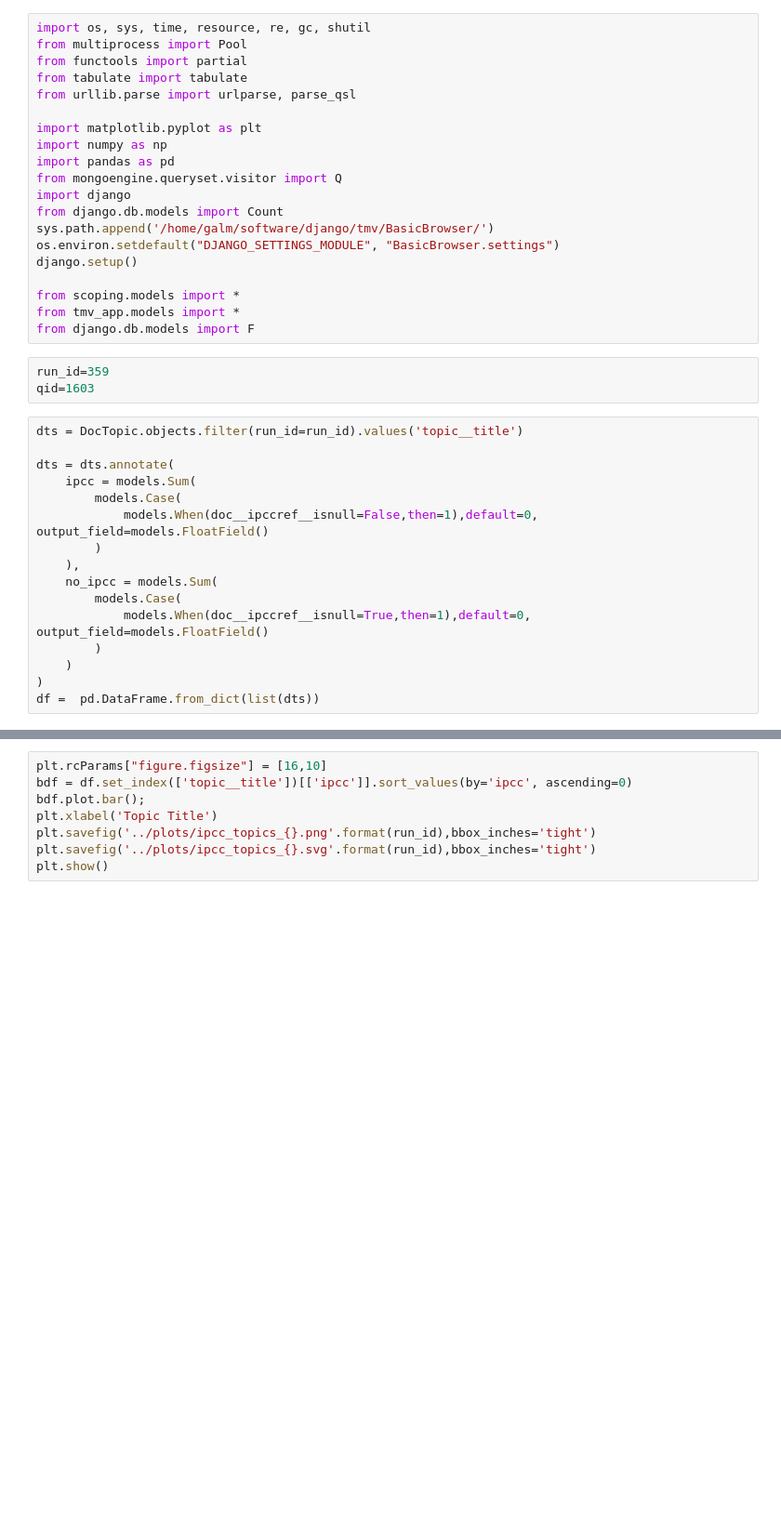
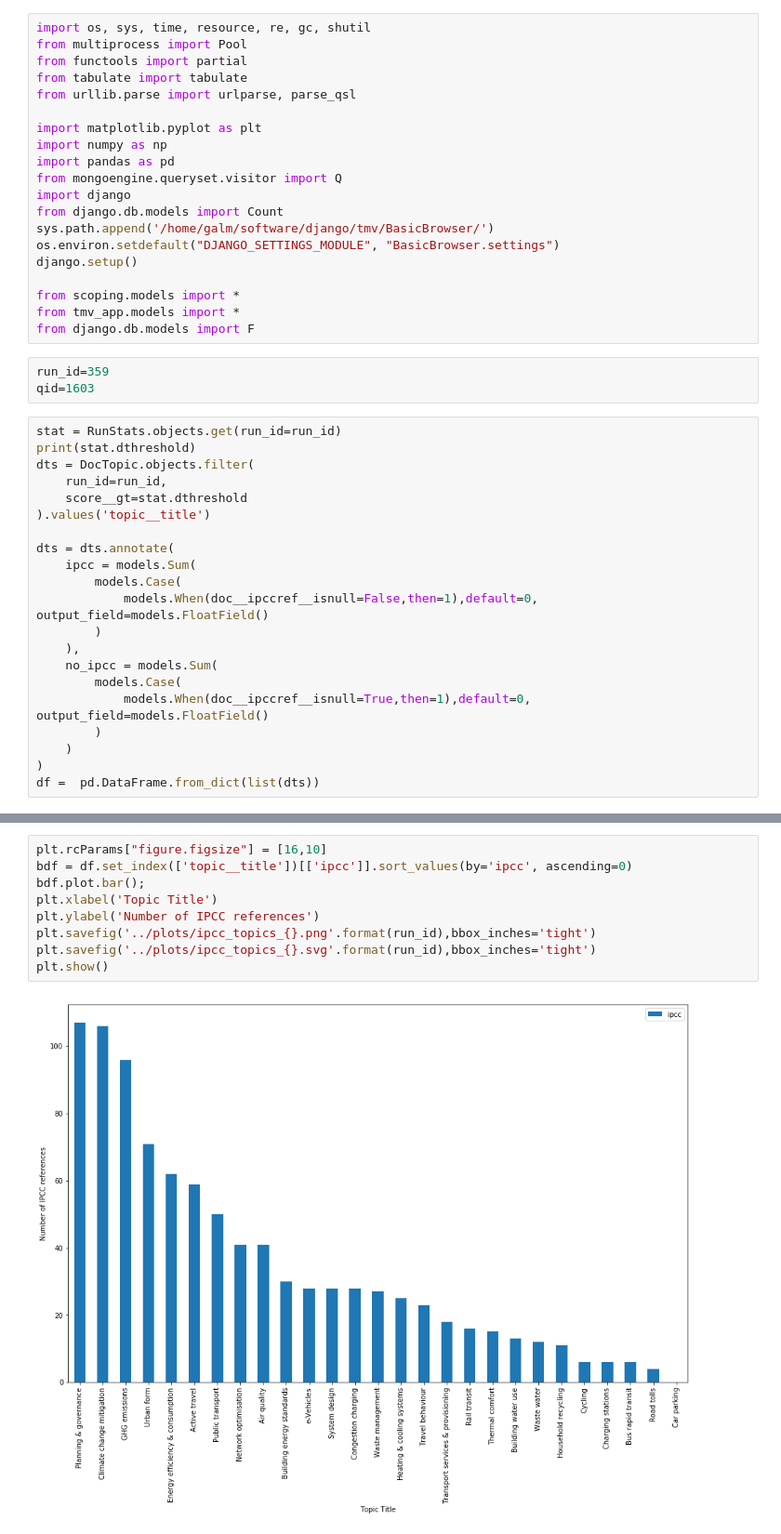
Before and after one commit to mcc-apsis/cities-1-5, a Jupyter notebook: code/IPCC_topics.ipynb, the cells around one changed output, grey strips where cells are left out. Shown at 93% size. Saved outputs shown, nothing was run; the diff lists cells and outputs as text; blank space fills up the shorter version.

Commit message:
new plots

```diff
--- a/code/IPCC_topics.ipynb
+++ b/code/IPCC_topics.ipynb
@@ -22,7 +22,12 @@ from django.db.models import F
 run_id=359
 qid=1603
 # %%
-dts = DocTopic.objects.filter(run_id=run_id).values('topic__title')
+stat = RunStats.objects.get(run_id=run_id)
+print(stat.dthreshold)
+dts = DocTopic.objects.filter(
+    run_id=run_id,
+    score__gt=stat.dthreshold
+).values('topic__title')
 
 dts = dts.annotate(
     ipcc = models.Sum(
@@ -56,11 +69,14 @@ plt.show()
 # %%
 plt.rcParams["figure.figsize"] = [16,10]
 bdf = df.set_index(['topic__title'])[['ipcc']].sort_values(by='ipcc', ascending=0)
 bdf.plot.bar();
 plt.xlabel('Topic Title')
+plt.ylabel('Number of IPCC references')
 plt.savefig('../plots/ipcc_topics_{}.png'.format(run_id),bbox_inches='tight')
 plt.savefig('../plots/ipcc_topics_{}.svg'.format(run_id),bbox_inches='tight')
 plt.show()
+# %% [output]
+[figure, added]
 # %%
 tdocs = Doc.objects.filter(query=qid)
 ipdocs = tdocs.filter(ipccref__isnull=False).count()
```
Also changed, not shown: parts of 5 cells of this notebook, 7 other files.
